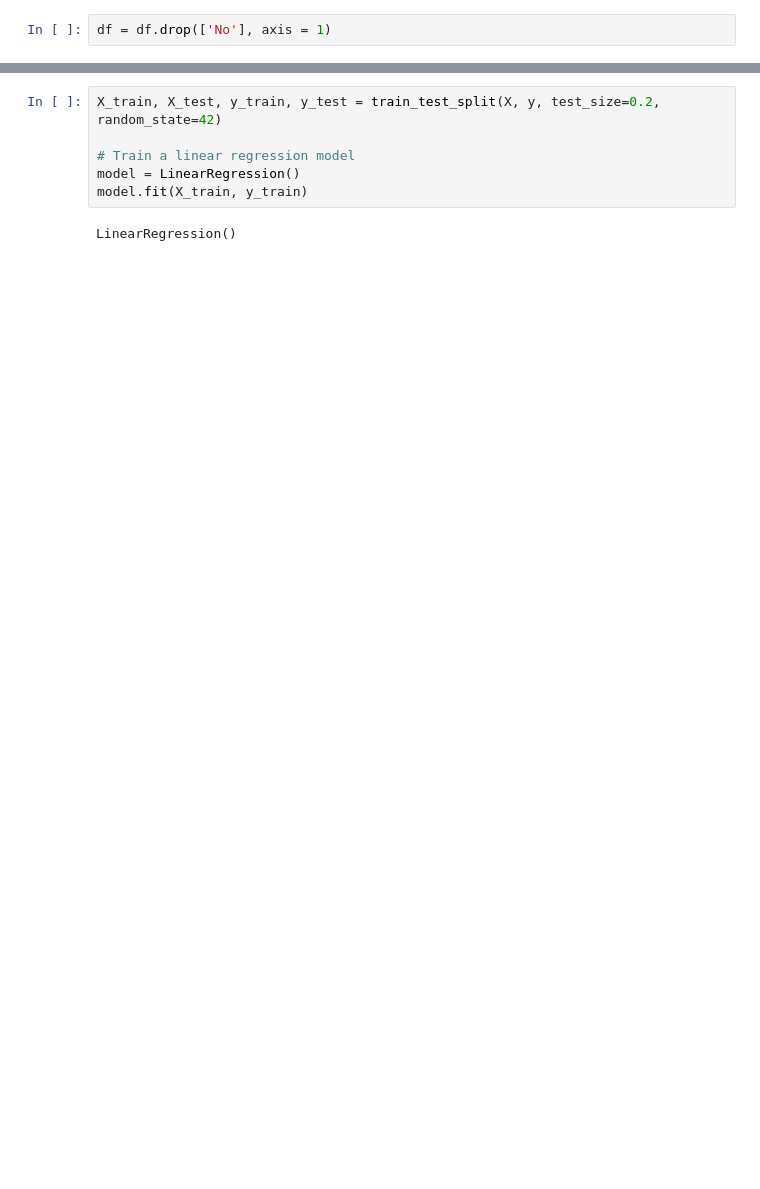
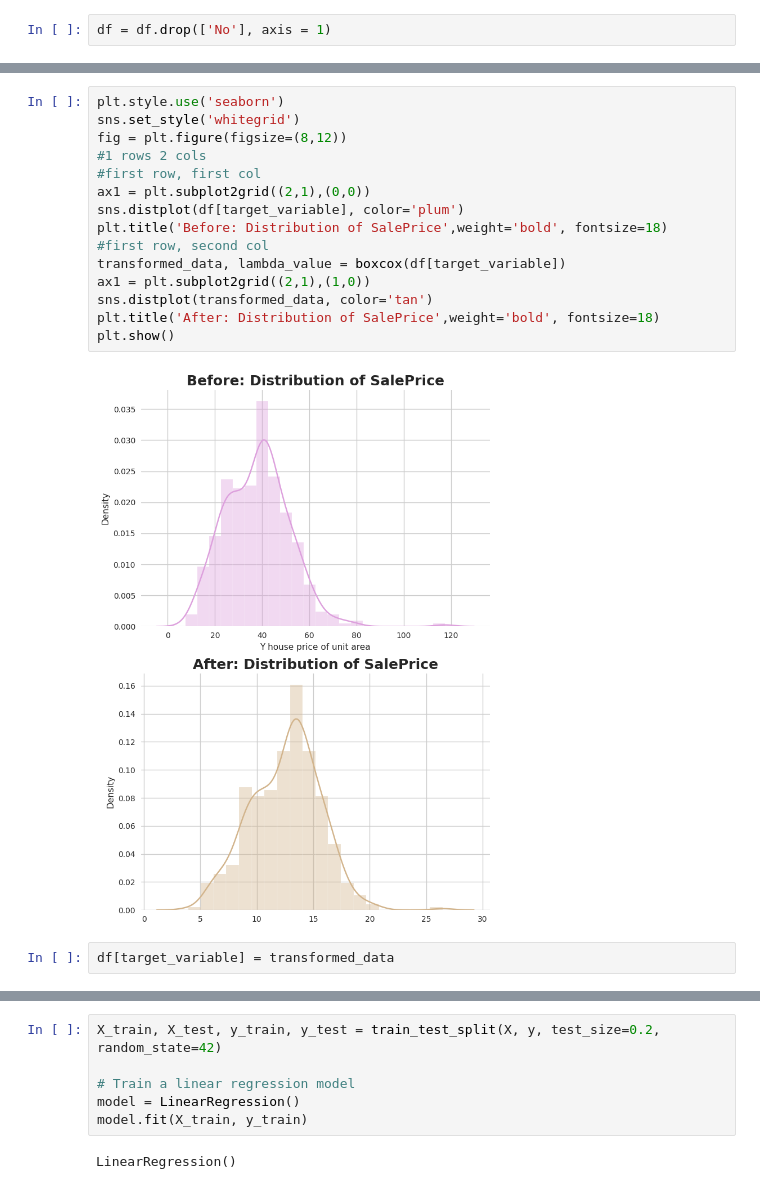
Before and after one commit to dyo-tak/VESIT-Sem-VI-Lab, a Jupyter notebook: DAV Lab/DAV Experiment 3/DAV Experiment 3.ipynb, the cells around one changed output, grey strips where cells are left out. Saved outputs shown, nothing was run; the diff lists cells and outputs as text; blank space fills up the shorter version.

```diff
--- a/DAV Lab/DAV Experiment 3/DAV Experiment 3.ipynb
+++ b/DAV Lab/DAV Experiment 3/DAV Experiment 3.ipynb
@@ -76,3 +89,22 @@ df = df.drop(['No'], axis = 1)
+# %%
+plt.style.use('seaborn')
+sns.set_style('whitegrid')
+fig = plt.figure(figsize=(8,12))
+#1 rows 2 cols
+#first row, first col
+ax1 = plt.subplot2grid((2,1),(0,0))
+sns.distplot(df[target_variable], color='plum')
+plt.title('Before: Distribution of SalePrice',weight='bold', fontsize=18)
+#first row, second col
+transformed_data, lambda_value = boxcox(df[target_variable])
+ax1 = plt.subplot2grid((2,1),(1,0))
+sns.distplot(transformed_data, color='tan')
+plt.title('After: Distribution of SalePrice',weight='bold', fontsize=18)
+plt.show()
+# %% [output]
+[figure, added]
+# %%
+df[target_variable] = transformed_data
 # %%
 X = df.drop('Y house price of unit area',axis= 1)
 y = df['Y house price of unit area']
```
Also changed, not shown: parts of 8 cells of this notebook, 4 other files.
